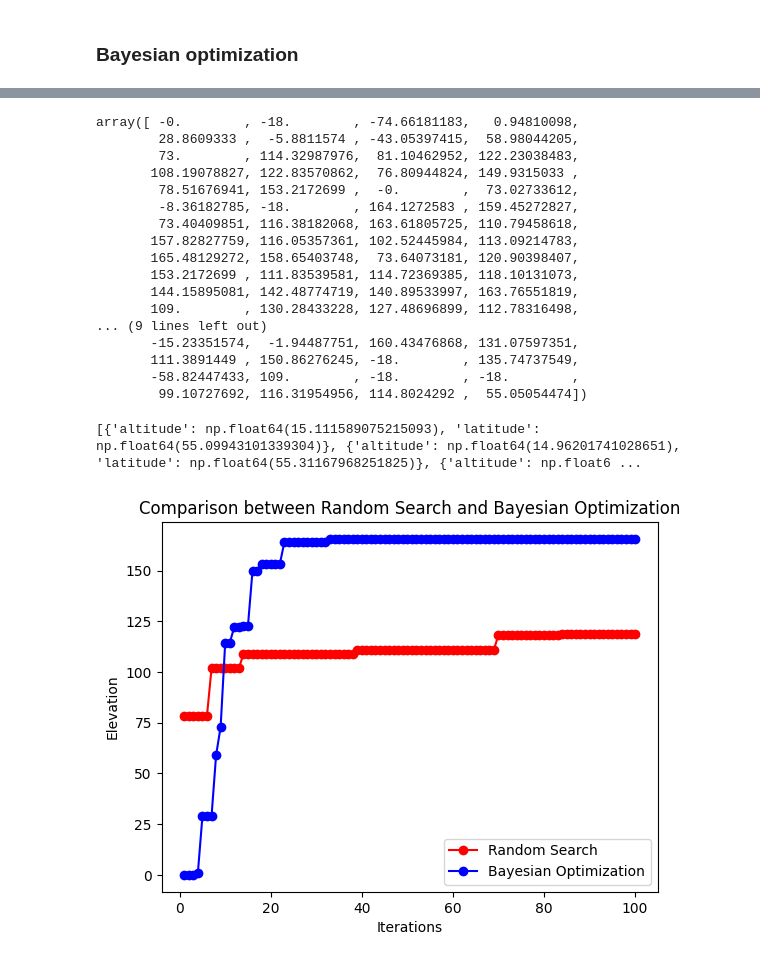
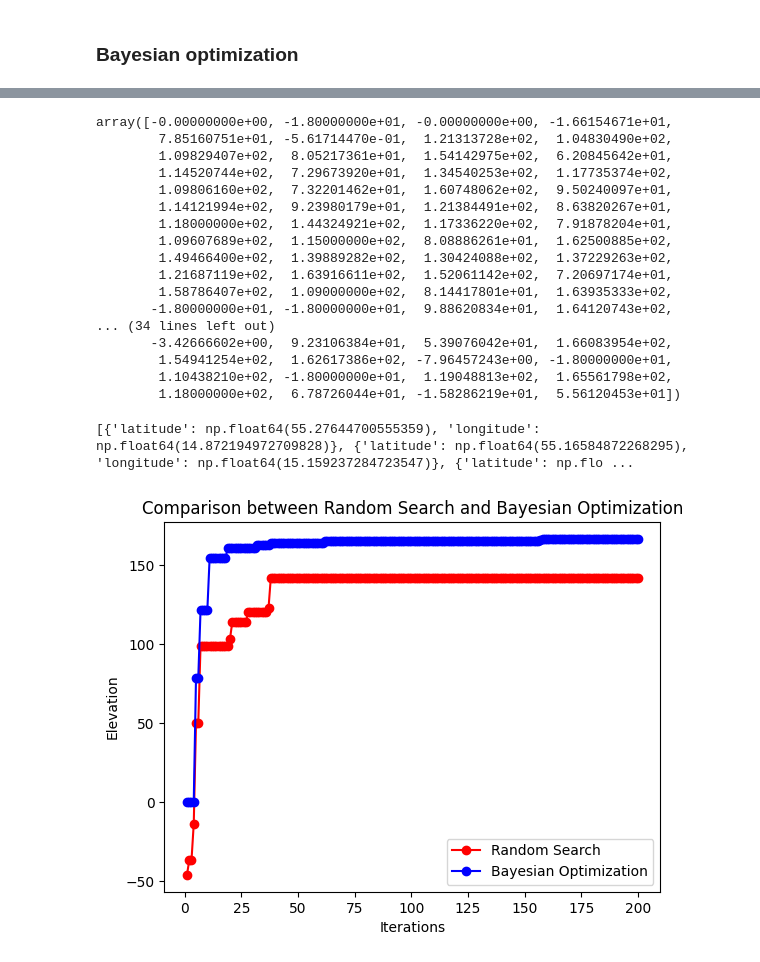
Before and after one commit to KeremOzemre/Active-Machine-Learning-Elevation, a Jupyter notebook: src/bayesian_optimization.ipynb, the cells around one changed output, grey strips where cells are left out. Drawn from its saved outputs; the diff is of its cells as text; code cells hidden in the pictures.

```diff
--- a/src/bayesian_optimization.ipynb
+++ b/src/bayesian_optimization.ipynb
@@ -72,7 +74,7 @@ opt = gp_minimize(objective_function, # the function to minimize
                                       # the bounds on each dimension of x
                   acq_func="EI",      # the acquisition function
                   n_initial_points=0, # no initial point except the one
-                  n_calls=99,         # the number of evaluations of objective_function 19 since we give one initial point
+                  n_calls=199,         # the number of evaluations of objective_function 19 since we give one initial point
                   x0=x0,           #initial point
                   y0=[y0],           #inital objective function value
                   xi=0.1,             #exploration parameter
@@ -119,56 +121,57 @@ array([ -0.        ,  -0.        ,  -0.        ,   0.94810098,
 # %%
 -opt.func_vals.ravel()
 # %% [output]
-array([ -0.        , -18.        , -74.66181183,   0.94810098,
-        28.8609333 ,  -5.8811574 , -43.05397415,  58.98044205,
-        73.        , 114.32987976,  81.10462952, 122.23038483,
-       108.19078827, 122.83570862,  76.80944824, 149.9315033 ,
-        78.51676941, 153.2172699 ,  -0.        ,  73.02733612,
-        -8.36182785, -18.        , 164.1272583 , 159.45272827,
-        73.40409851, 116.38182068, 163.61805725, 110.79458618,
-       157.82827759, 116.05357361, 102.52445984, 113.09214783,
-       165.48129272, 158.65403748,  73.64073181, 120.90398407,
-       153.2172699 , 111.83539581, 114.72369385, 118.10131073,
-       144.15895081, 142.48774719, 140.89533997, 163.76551819,
-       109.        , 130.28433228, 127.48696899, 112.78316498,
-... (9 lines left out)
-       -15.23351574,  -1.94487751, 160.43476868, 131.07597351,
-       111.3891449 , 150.86276245, -18.        , 135.74737549,
-       -58.82447433, 109.        , -18.        , -18.        ,
-        99.10727692, 116.31954956, 114.8024292 ,  55.05054474])
+array([-0.00000000e+00, -1.80000000e+01, -0.00000000e+00, -1.66154671e+01,
+        7.85160751e+01, -5.61714470e-01,  1.21313728e+02,  1.04830490e+02,
+        1.09829407e+02,  8.05217361e+01,  1.54142975e+02,  6.20845642e+01,
+        1.14520744e+02,  7.29673920e+01,  1.34540253e+02,  1.17735374e+02,
+        1.09806160e+02,  7.32201462e+01,  1.60748062e+02,  9.50240097e+01,
+        1.14121994e+02,  9.23980179e+01,  1.21384491e+02,  8.63820267e+01,
+        1.18000000e+02,  1.44324921e+02,  1.17336220e+02,  7.91878204e+01,
+        1.09607689e+02,  1.15000000e+02,  8.08886261e+01,  1.62500885e+02,
+        1.49466400e+02,  1.39889282e+02,  1.30424088e+02,  1.37229263e+02,
+        1.21687119e+02,  1.63916611e+02,  1.52061142e+02,  7.20697174e+01,
+        1.58786407e+02,  1.09000000e+02,  8.14417801e+01,  1.63935333e+02,
+       -1.80000000e+01, -1.80000000e+01,  9.88620834e+01,  1.64120743e+02,
+... (34 lines left out)
+       -3.42666602e+00,  9.23106384e+01,  5.39076042e+01,  1.66083954e+02,
+        1.54941254e+02,  1.62617386e+02, -7.96457243e+00, -1.80000000e+01,
+        1.10438210e+02, -1.80000000e+01,  1.19048813e+02,  1.65561798e+02,
+        1.18000000e+02,  6.78726044e+01, -1.58286219e+01,  5.56120453e+01])
 # %%
-altitude_range = (14.688672, 15.181072)
+longitude_range = (14.688672, 15.181072)
 latitude_range = (54.963728, 55.327825)
 
 domain = {
+    "longitude": uniform(loc=longitude_range[0], scale=longitude_range[1] - longitude_range[0]),  # full longitude_range
     "latitude": uniform(loc=latitude_range[0], scale=latitude_range[1] - latitude_range[0]),  # full latitude_range
-    "altitude": uniform(loc=altitude_range[0], scale=altitude_range[1] - altitude_range[0]),        # full altitude_range
 }
 
-param_list = list(ParameterSampler(domain,n_iter=100,random_state=32))
+param_list = list(ParameterSampler(domain,n_iter=200,random_state=32))
 print(param_list)
 # %% [output]
-[{'altitude': np.float64(15.111589075215093), 'latitude': np.float64(55.09943101339304)}, {'altitude': np.float64(14.96201741028651), 'latitude': np.float64(55.31167968251825)}, {'altitude': np.float6 ...
+[{'latitude': np.float64(55.27644700555359), 'longitude': np.float64(14.872194972709828)}, {'latitude': np.float64(55.16584872268295), 'longitude': np.float64(15.159237284723547)}, {'latitude': np.flo ...
 # %%
+import matplotlib_inline
 random_elevation = []
 for param in param_list:
-    random_elevation.append(request_elevation(param["latitude"],param["altitude"]))
+    random_elevation.append(request_elevation(param["latitude"],param["longitude"]))
 
 max_cumulative_elevation_per_iteration = np.maximum.accumulate(random_elevation)
 y_bo = np.maximum.accumulate(-opt.func_vals).ravel()
 # define iteration number
 xs = np.arange(1,len(random_elevation) + 1,1)
 
 
 plt.plot(xs, max_cumulative_elevation_per_iteration, 'o-', color = 'red', label='Random Search')
 plt.plot(xs, y_bo, 'o-', color = 'blue', label='Bayesian Optimization')
 plt.legend()
 plt.xlabel('Iterations')
 plt.ylabel('Elevation')
 plt.title('Comparison between Random Search and Bayesian Optimization')
 plt.show()
 # %% [output]
-[figure, old version]
+[figure, new version]
 # %%
 from skopt.plots import plot_objective, plot_evaluations
 
```
Also changed, not shown: parts of 10 cells of this notebook.
